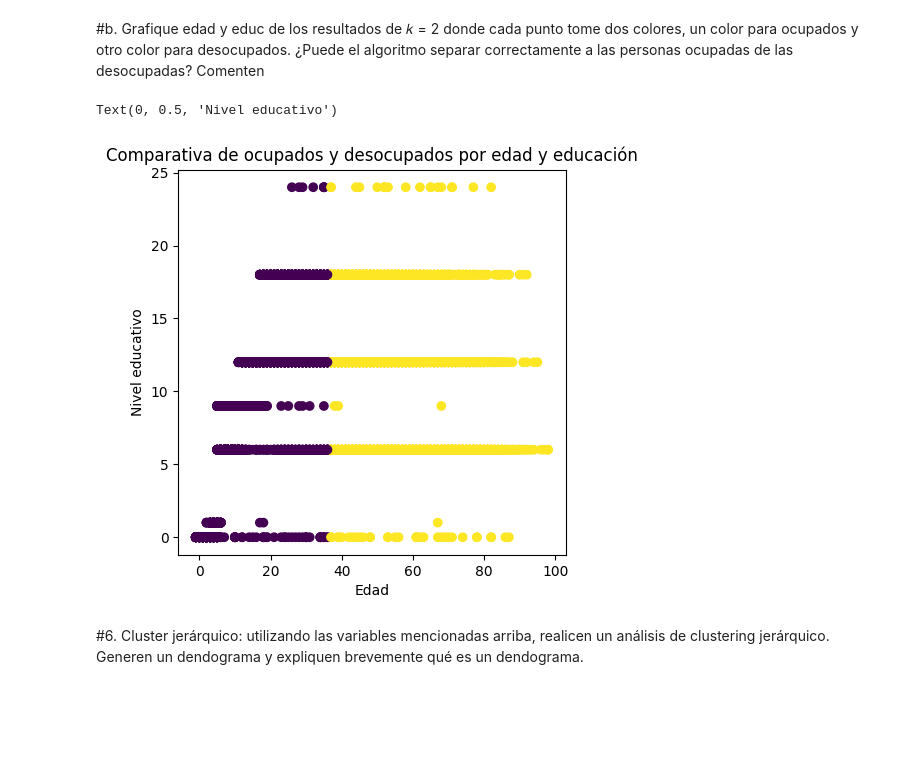
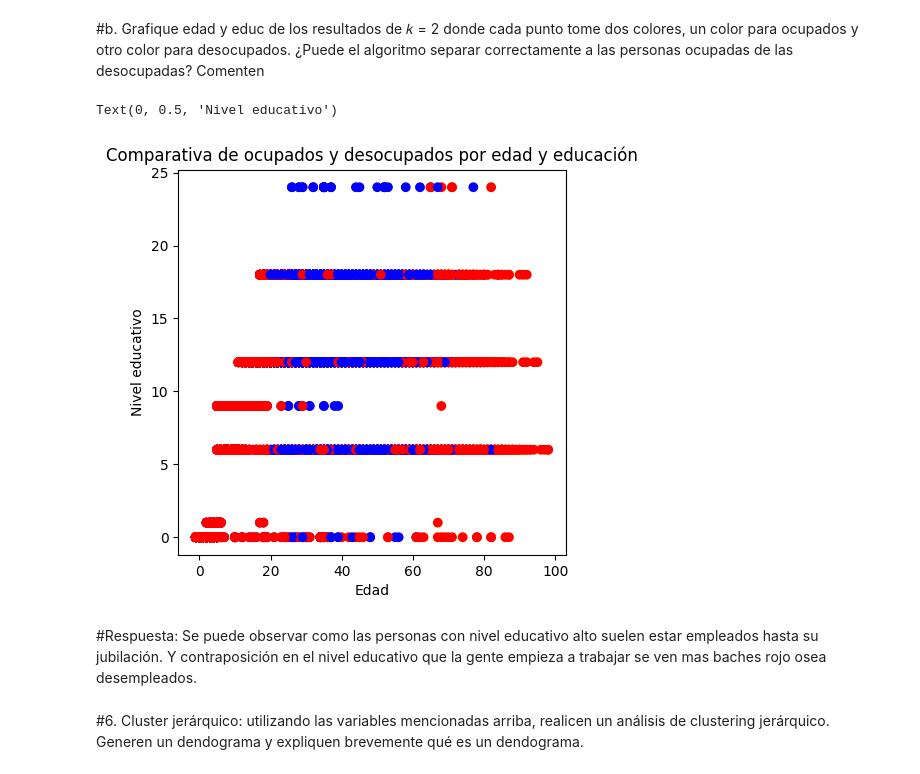
Before and after one commit to RoccoGabrielPimenta/BigDataUBA-Grupo22, a Jupyter notebook: TP 3/Big_Data_TP3_Grupo22.ipynb, the cells around one changed output. Drawn from its saved outputs; the diff is of its cells as text; code cells hidden in the pictures; blank space fills up the shorter version.

Commit message:
Solucione algo del 6 b y añadí respuestas y comentarios

```diff
--- a/TP 3/Big_Data_TP3_Grupo22.ipynb
+++ b/TP 3/Big_Data_TP3_Grupo22.ipynb
@@ -463,0 +469,3 @@ X = np.column_stack((edad, educ))
+# %%
+#Usamos la edad y la variable educ que contiene cosas como el maximo nivel educactivo de la persona y en donde termino o abandono su educación
+X2 = np.column_stack((edad, educ))
@@ -464,14 +475,22 @@ X = np.column_stack((edad, educ))
 # %%
-kmeans2 = KMeans(n_clusters=2, random_state=10, init="random", n_init=20).fit(X)
+#De nuevo establcemos la cantidad de clusters
+kmeans2 = KMeans(n_clusters=2, random_state=10, init="random", n_init=20).fit(X2)
 # %%
+#Graficámos
 fig, ax = plt.subplots(1, 1, figsize=(5,5))
-ax.scatter(X[:,0], X[:,1], c=kmeans2.labels_)
+ax.scatter(X2[:,0], X2[:,1], c=kmeans2.labels_)
+#¡IMPORTANTE! remarcar que el color azul es para OCUPADOS y el rojo para DESOCUPADOS
+colores = ['blue' if e == 1 else 'red' for e in estado]  # 1: Ocupado, 2: Desocupado
+ax.scatter(X2[:, 0], X2[:, 1], c=colores)
 ax.set_title("Comparativa de ocupados y desocupados por edad y educación")
 ax.set_xlabel("Edad")
 ax.set_ylabel("Nivel educativo")
 # %% [output]
 Text(0, 0.5, 'Nivel educativo')
-[figure, old version]
+[figure, new version]
+# %% [markdown]
+#Respuesta:
+Se puede observar como las personas con nivel educativo alto suelen estar empleados hasta su jubilación. Y contraposición en el nivel educativo que la gente empieza a trabajar se ven mas baches rojo osea desempleados.
 # %% [markdown]
 #6.
 Cluster jerárquico: utilizando las variables mencionadas arriba,
```
Also changed, not shown: parts of 13 cells of this notebook.
